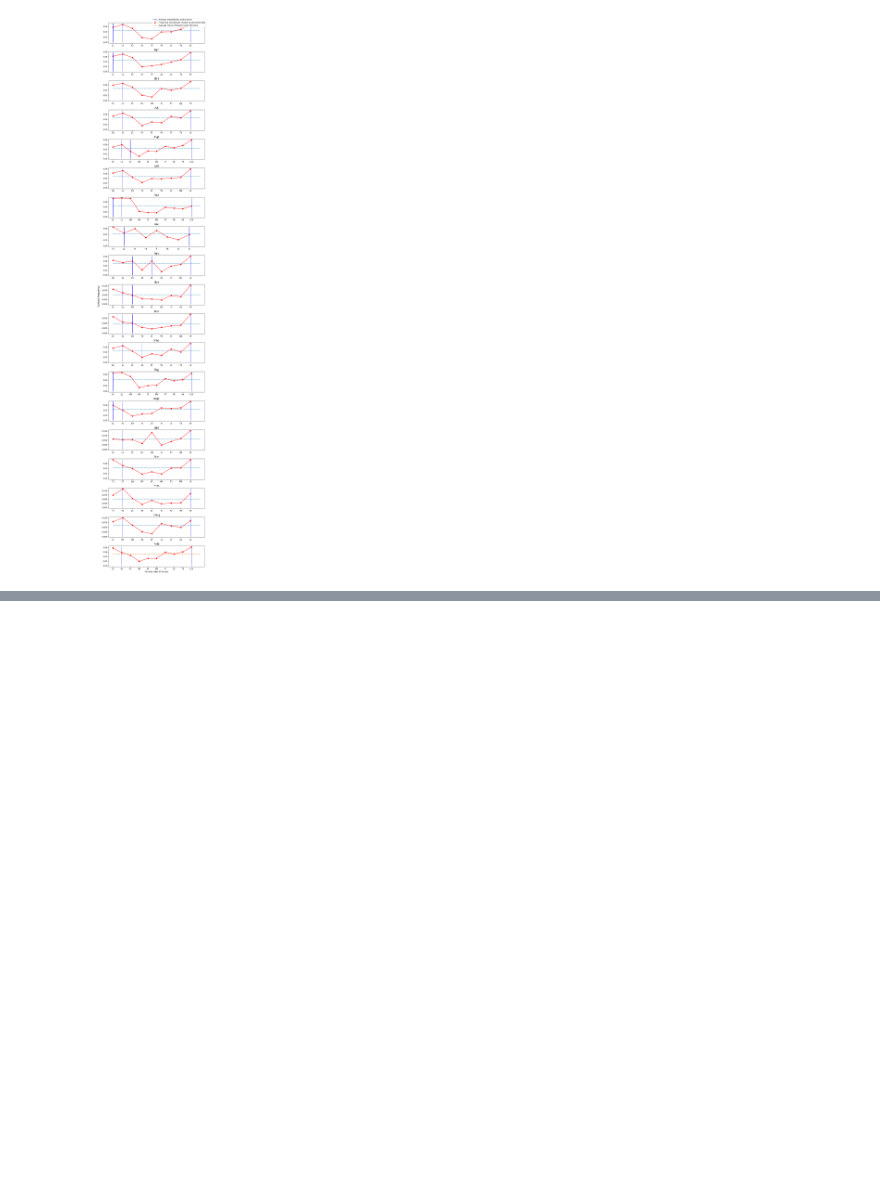
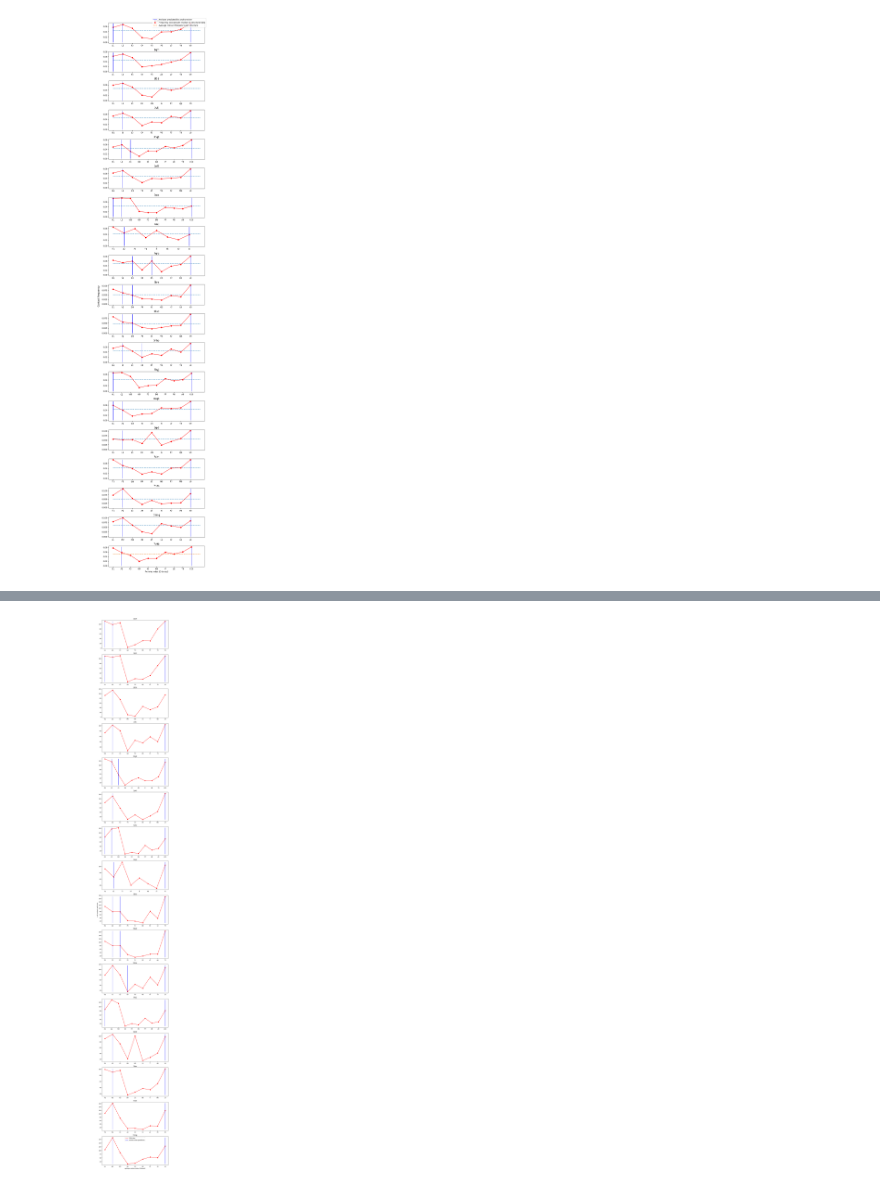
Before and after one commit to AnatoliyLarkin/anchorminer, a Jupyter notebook: notebooks/Testing.ipynb, the cells around one changed output, grey strips where cells are left out. Drawn from its saved outputs; the diff is of its cells as text; code cells hidden in the pictures; blank space fills up the shorter version.

Commit message:
added structural validation on static pdb data

```diff
--- a/notebooks/Testing.ipynb
+++ b/notebooks/Testing.ipynb
@@ -300,0 +307,2 @@ fig.tight_layout()
+# %%
+PATH_TO_PDBS = '/home/aalarkin/Work/anchorminer/datasets/raw_structural_data'
@@ -300,0 +369,15 @@ fig.tight_layout()
+# %%
+def get_chain_coords(pdb_file, chain_id):
+    parser = PDBParser(QUIET=True)
+    structure = parser.get_structure('pMHC', pdb_file)
+    coords_all = []
+    residue_info = []
+    for model in structure:
+        for chain in model.get_chains():
+            if chain.id == chain_id:
+                for res in chain:
+                    if res.id[0] == ' ':  # standard residue
+                        for atom in res:
+                            coords_all.append(atom.coord)
+                            residue_info.append((res.resname, res.id[1]))
+    return np.array(coords_all), residue_info
@@ -300,0 +474,59 @@ fig.tight_layout()
+# %%
+#Plotting only pdb data
+
+fig, ax = plt.subplots(len(chain_mappings), figsize = (8,60))
+plt.subplots_adjust(hspace=0.8, wspace=0.8)
+
+
+subplot_id = 0
+for i in chain_mappings:
+
+    x,y, ticks = plot_data[i]
+
+
+
+
+    if subplot_id == len(chain_mappings) // 2:
+        ax[subplot_id].set_ylabel('n of contacts with HLA')
+
+    if subplot_id == len(chain_mappings) - 1:
+        ax[subplot_id].plot(x,y, 'r', label = 'PDB data')
+        ax[subplot_id].plot(x,y, 'or')
+        ax[subplot_id].set_xlabel('epitope residue index (0-based)')
+
+
+    else:
+        ax[subplot_id].plot(x,y, 'r')
+        ax[subplot_id].plot(x,y, 'or')
+
+
+    ax[subplot_id].set_title(i)
+    ax[subplot_id].set_xticks(x,ticks)
+
+    predicted_anchors = val_df.loc[i]['anchors_pred']
+
+    for j in predicted_anchors:
+        x_i = [j,j]
+        y_i = [min(y), max(y)]
+
+
+        if j == predicted_anchors[-1] and subplot_id == len(chain_mappings) - 1:
+            ax[subplot_id].plot(x_i,y_i, 'b', label = 'anchor miner prediction')
+            ax[subplot_id].legend()
+
+        else:
+            ax[subplot_id].plot(x_i,y_i, 'b')
+
+
+
+
+
+
+
+
+    subplot_id += 1
+
+
+fig.tight_layout()
+# %% [output]
+[figure, added]
```
Also changed, not shown: parts of 7 cells of this notebook.
